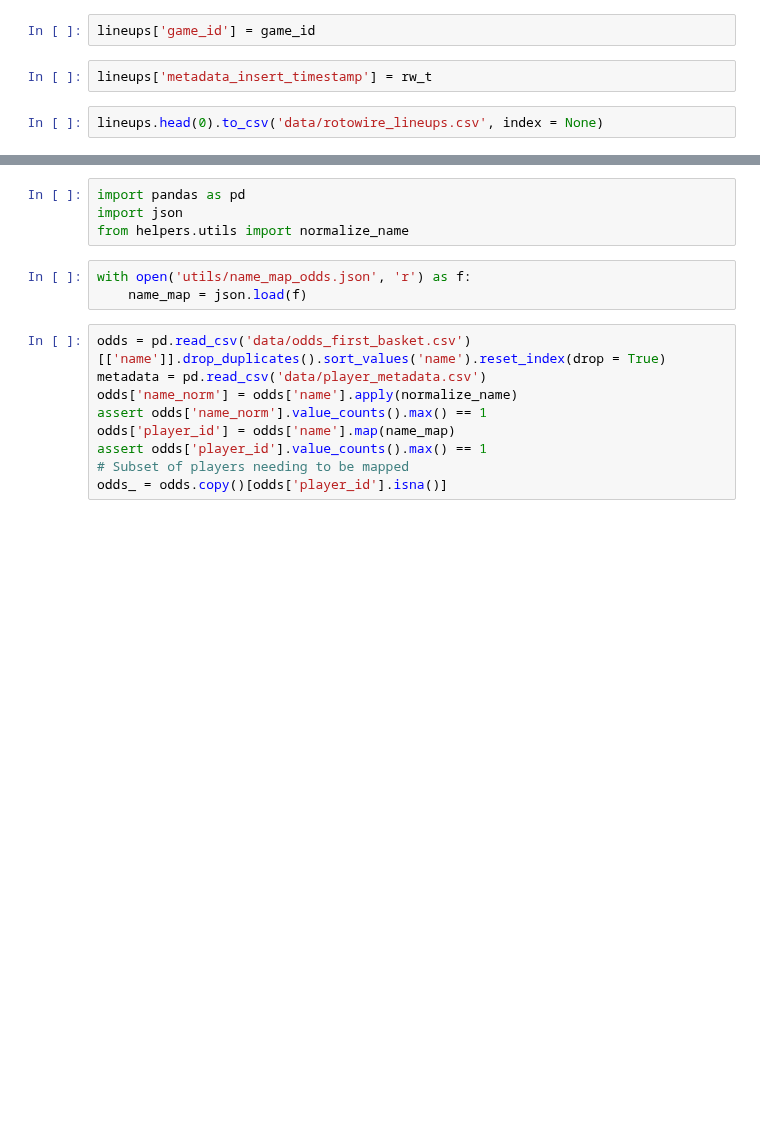
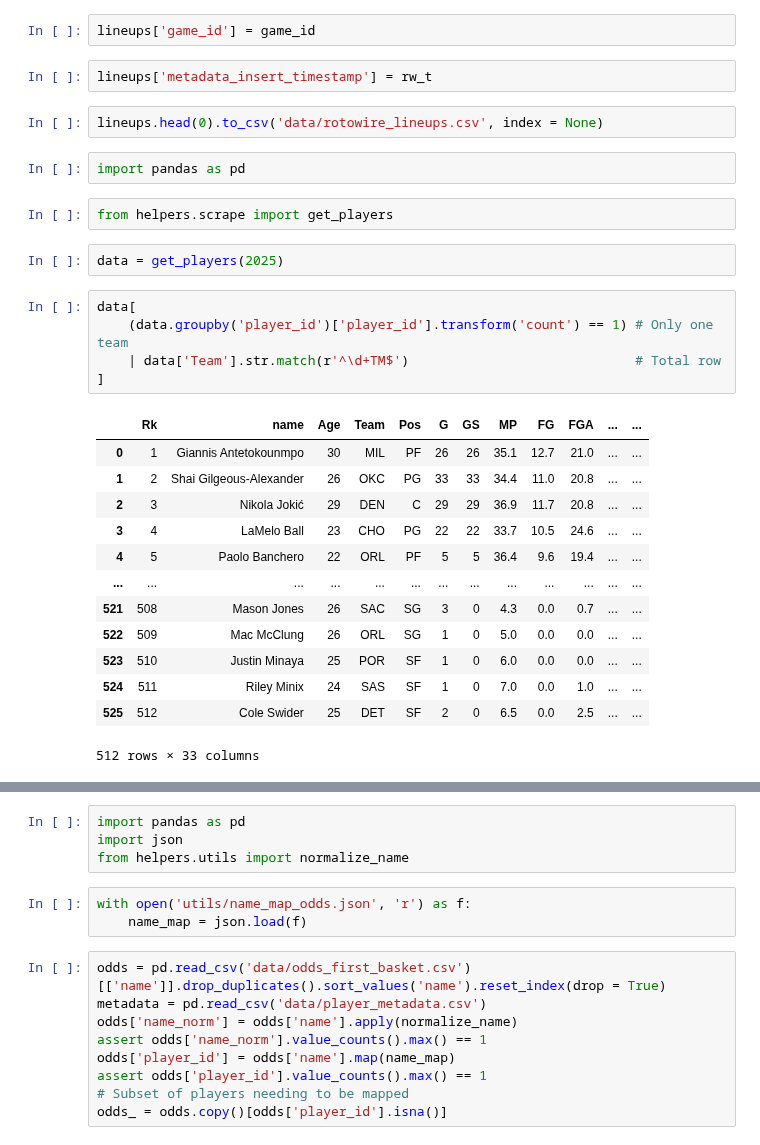
Before and after one commit to martinbog19/LeFirstBasket, a Jupyter notebook: starting_lineups.ipynb, the cells around one changed output, grey strips where cells are left out. Saved outputs shown, nothing was run; the diff lists cells and outputs as text; blank space fills up the shorter version.

Commit message:
address traded players

```diff
--- a/starting_lineups.ipynb
+++ b/starting_lineups.ipynb
@@ -400,3 +400,28 @@ lineups['game_id'] = game_id
 lineups['metadata_insert_timestamp'] = rw_t
 # %%
 lineups.head(0).to_csv('data/rotowire_lineups.csv', index = None)
+# %%
+import pandas as pd
+# %%
+from helpers.scrape import get_players
+# %%
+data = get_players(2025)
+# %%
+data[
+    (data.groupby('player_id')['player_id'].transform('count') == 1) # Only one team
+    | data['Team'].str.match(r'^\d+TM$')                             # Total row
+]
+# %% [output]
+|  | Rk | name | Age | Team | Pos | G | GS | MP | FG | FGA | ... | ... |
+| 0 | 1 | Giannis Antetokounmpo | 30 | MIL | PF | 26 | 26 | 35.1 | 12.7 | 21.0 | ... | ... |
+| 1 | 2 | Shai Gilgeous-Alexander | 26 | OKC | PG | 33 | 33 | 34.4 | 11.0 | 20.8 | ... | ... |
+| 2 | 3 | Nikola Jokić | 29 | DEN | C | 29 | 29 | 36.9 | 11.7 | 20.8 | ... | ... |
+| 3 | 4 | LaMelo Ball | 23 | CHO | PG | 22 | 22 | 33.7 | 10.5 | 24.6 | ... | ... |
+| 4 | 5 | Paolo Banchero | 22 | ORL | PF | 5 | 5 | 36.4 | 9.6 | 19.4 | ... | ... |
+| ... | ... | ... | ... | ... | ... | ... | ... | ... | ... | ... | ... | ... |
+| 521 | 508 | Mason Jones | 26 | SAC | SG | 3 | 0 | 4.3 | 0.0 | 0.7 | ... | ... |
+| 522 | 509 | Mac McClung | 26 | ORL | SG | 1 | 0 | 5.0 | 0.0 | 0.0 | ... | ... |
+| 523 | 510 | Justin Minaya | 25 | POR | SF | 1 | 0 | 6.0 | 0.0 | 0.0 | ... | ... |
+| 524 | 511 | Riley Minix | 24 | SAS | SF | 1 | 0 | 7.0 | 0.0 | 1.0 | ... | ... |
+| 525 | 512 | Cole Swider | 25 | DET | SF | 2 | 0 | 6.5 | 0.0 | 2.5 | ... | ... |
+512 rows × 33 columns
```
Also changed, not shown: parts of 2 cells of this notebook, 1 other file.
